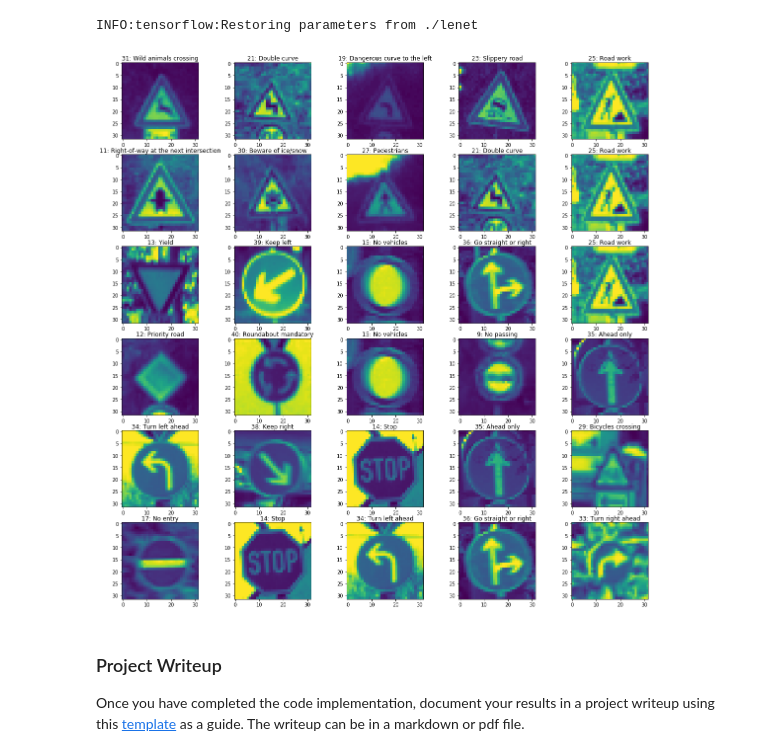
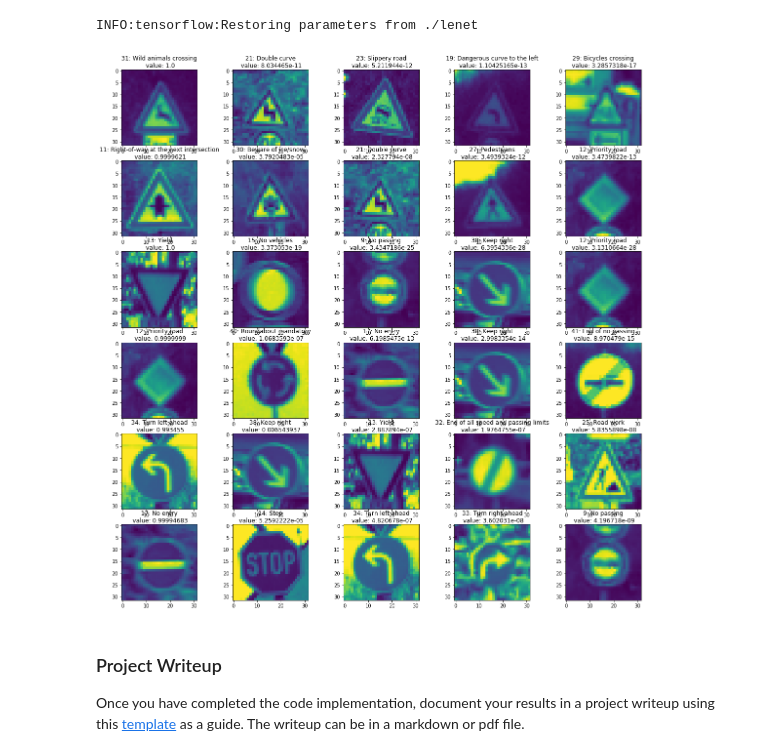
Before and after one commit to SamuelNavarro/SelfDriving, a Jupyter notebook: TrafficSign/LeNet/Traffic_Sign_Classifier-v2.ipynb, the cells around one changed output. Cells and saved outputs as stored; diff of their text form; code cells hidden in the pictures.

```diff
--- a/TrafficSign/LeNet/Traffic_Sign_Classifier-v2.ipynb
+++ b/TrafficSign/LeNet/Traffic_Sign_Classifier-v2.ipynb
@@ -527,10 +527,20 @@ def show_images_topk(labels, all_images, all_labels, signames_dict):
         ax = fig.add_subplot(6, 5, i+1)
         plt.imshow(all_images[current].squeeze())
         plt.title(str(label) + ": " + signames_dict[str(label)])
+# %%
+def show_images_topk(labels, values, all_images, all_labels, signames_dict):
+    fig = plt.figure(figsize=(20, 20))
+    fig.subplots_adjust(hspace=0.2, wspace=0.1)
+    for i, (label, value) in enumerate(zip(labels, values)):
+        current = np.where(all_labels == label)[0][0]
+        ax = fig.add_subplot(6, 5, i+1)
+        plt.imshow(all_images[current].squeeze())
+        plt.title(str(label) + ": " + signames_dict[str(label)] + "\n value: " +
+                 str(value))
 # %%
-show_images_topk(top_k.indices.ravel(), X_test, y_test, signames_dict)
+show_images_topk(top_k.indices.ravel(), top_k.values.ravel(), X_test, y_test, signames_dict)
 # %% [output]
-[figure, old version]
+[figure, new version]
 # %% [markdown]
 ### Project Writeup
 
```
Also changed, not shown: parts of 6 cells of this notebook, 4 other files.
